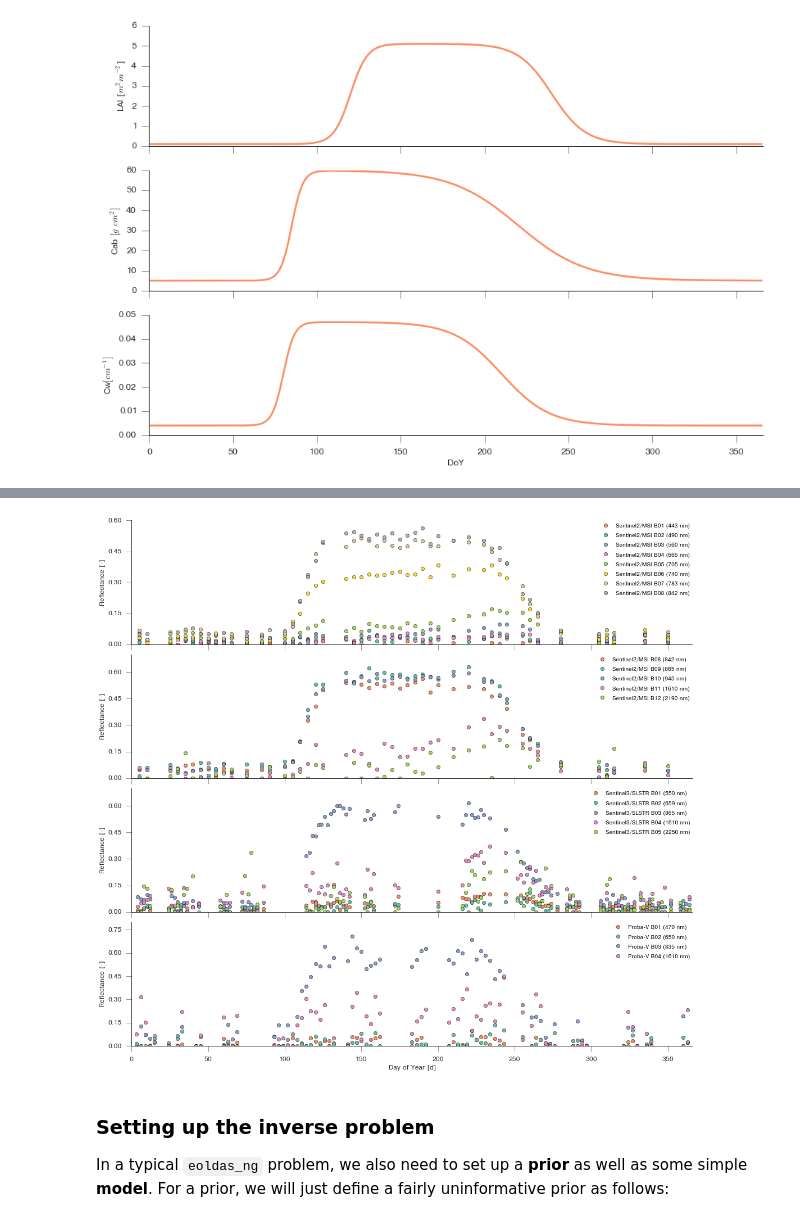
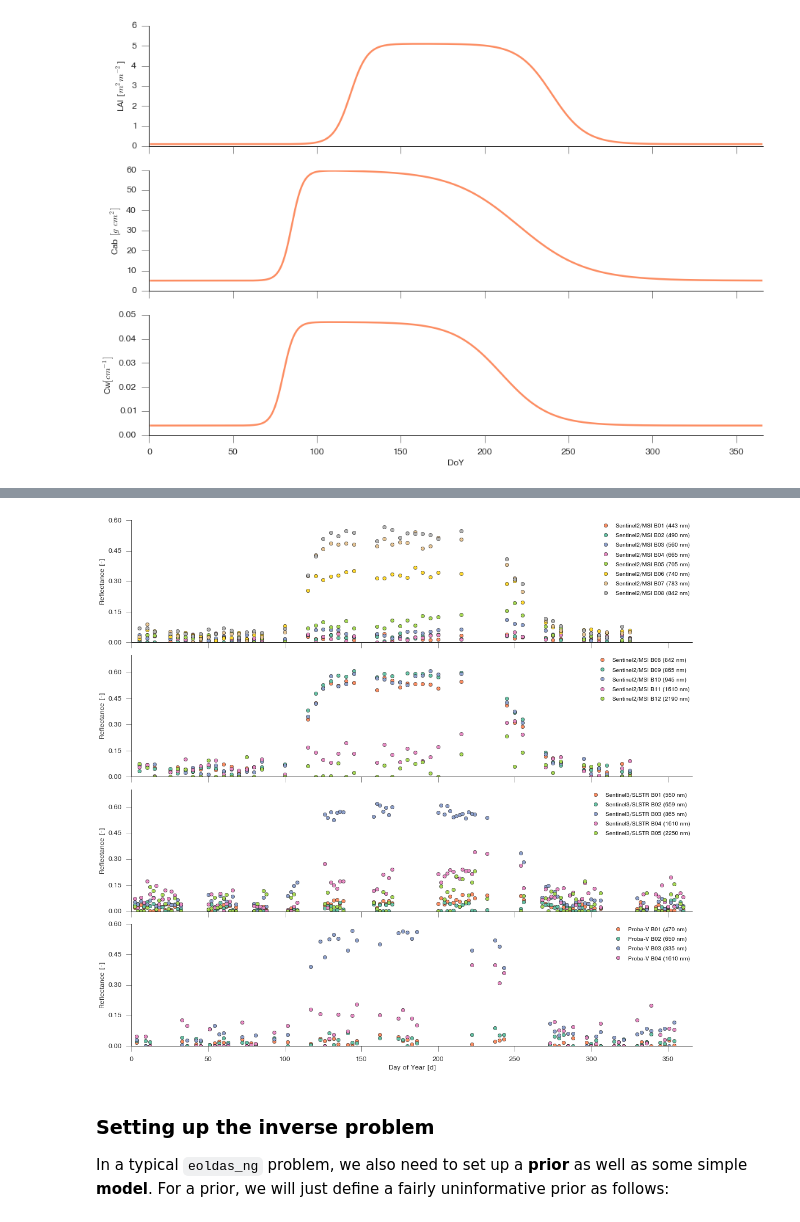
Before and after one commit to jgomezdans/da_esa_wkshp, a Jupyter notebook: SentinelDAExperiment.ipynb, the cells around one changed output, grey strips where cells are left out. Drawn from its saved outputs; the diff is of its cells as text; code cells hidden in the pictures.

```diff
--- a/SentinelDAExperiment.ipynb
+++ b/SentinelDAExperiment.ipynb
@@ -174,7 +177,7 @@ After 5, the minimum cost was -1.717891e+02
 if do_obs and do_s3slstr:
     slstr_doys, slstr_vza, slstr_sza, slstr_raa, slstr_rho, slstr_bu = create_observations2 (
                 state, parameter_grid, "42.0", "-8:0", the_time="10:00", b_min=slstr_b_min,
-                b_max = slstr_b_max, every=2, prop=0.55, WINDOW=10, noise_scalar=1.5, vza_var=0. )
+                b_max = slstr_b_max, every=2, prop=0.55, WINDOW=10, noise_scalar=1.5, vza_var=0., emu_dir="./emus/" )
     np.savetxt("data/slstr_observations.txt", np.c_[ slstr_doys, slstr_vza, slstr_sza,
                                                  slstr_raa, slstr_rho.T],fmt="%20.10G")
 
@@ -198,7 +204,7 @@ if do_obs and do_s3olci:
 
     olci_doys, olci_vza, olci_sza, olci_raa, olci_rho, olci_bu = create_observations2 (
                 state, parameter_grid, "42.0", "-8:0", the_time="13:30", b_min=olci_b_min,
-                b_max = olci_b_max, every=3, prop=0.45, WINDOW=7, noise_scalar=0.9 )
+                b_max = olci_b_max, every=3, prop=0.45, WINDOW=7, noise_scalar=0.9, emu_dir="./emus/"  )
     np.savetxt("data/olci_observations.txt", np.c_[ olci_doys, olci_vza, olci_sza,
                                                  olci_raa, olci_rho.T],fmt="%20.10G")
     fig, axs = plt.subplots ( nrows=5, ncols=3, sharex=True, figsize=(17,12))
@@ -221,10 +230,12 @@ if do_obs and do_s3olci:
 if do_obs and do_proba:
 
     proba_doys, proba_vza, proba_sza, proba_raa, proba_rho, proba_bu = create_observations2 (
-                state, parameter_grid, "42.0", "-8:0", the_time="11:00", b_min=proba_b_min,
-                b_max = proba_b_max, every=3, prop=0.6, WINDOW=11, noise_scalar=2.5, vza_var=50 )
+                state, parameter_grid, "42.0", "-8:0", the_time="13:30", b_min=proba_b_min,
+                b_max = proba_b_max, every=3, prop=0.45, WINDOW=7, noise_scalar=1.4, emu_dir="./emus/"  )
     np.savetxt("data/proba_observations.txt", np.c_[ proba_doys, proba_vza, proba_sza,
                                                  proba_raa, proba_rho.T],fmt="%20.10G")
+
+
     fig, axs = plt.subplots ( nrows=1, ncols=4, sharex=True, figsize=(15,4))
     axs = axs.flatten()
     for iband in xrange ( proba_n_bands ):
@@ -241,32 +255,34 @@ if do_obs and do_proba:
 # %%
+
 fig, axs = plt.subplots(nrows=4,ncols=1,sharex=True, figsize=(15,14))
 for isens in xrange(4):
     if isens == 0:
         for ib in xrange(8):
-            axs[0].plot(s2_doys, s2_rho[ :, ib], 'o', lw=0.5,  label="Sentinel2/MSI B%02d (%g nm)" % ( ib+1, s2_bh[ib]))
+            axs[0].plot(s2_doys, s2_rho[ ib, :], 'o', lw=0.5,  label="Sentinel2/MSI B%02d (%g nm)" % ( ib+1, s2_bh[ib]))
 
     elif isens == 1:
         for ib in xrange(7,12):
-            axs[1].plot(s2_doys, s2_rho[ :, ib], 'o', lw=0.5,  label="Sentinel2/MSI B%02d (%g nm)" % ( ib+1, s2_bh[ib]))
+            axs[1].plot(s2_doys, s2_rho[ ib, :], 'o', lw=0.5,  label="Sentinel2/MSI B%02d (%g nm)" % ( ib+1, s2_bh[ib]))
     elif isens == 2:
         for ib in xrange(5):
-            axs[2].plot(slstr_doys, slstr_rho[:, ib], 'o', lw=0.5,  label="Sentinel3/SLSTR B%02d (%g nm)" % ( ib+1, slstr_bh[ib]))
+            axs[2].plot(slstr_doys, slstr_rho[ib, :], 'o', lw=0.5,  label="Sentinel3/SLSTR B%02d (%g nm)" % ( ib+1, slstr_bh[ib]))
     elif isens == 3:
+
         for ib in xrange(4):
-            axs[3].plot(proba_doys, proba_rho[:, ib], 'o',  lw=0.5, label="Proba-V B%02d (%g nm)" % ( ib+1, proba_bh[ib]))
+            axs[3].plot(proba_doys, proba_rho[ib, :], 'o',  lw=0.5, label="Proba-V B%02d (%g nm)" % ( ib+1, proba_bh[ib]))
 axs[3].set_xlim ( 0, 366 )
 leg = axs[0].legend(loc='best', numpoints=1, fancybox=False, shadow=False, fontsize=10, frameon=False, borderpad=0., labelspacing=0.8 )
 leg = axs[1].legend(loc='best', numpoints=1, fancybox=False, shadow=False, fontsize=10, frameon=False, borderpad=0., labelspacing=0.8 )
 leg = axs[2].legend(loc='best', numpoints=1, fancybox=False, shadow=False, fontsize=10, frameon=False, borderpad=0., labelspacing=0.8 )
 leg = axs[3].legend(loc='best', numpoints=1, fancybox=False, shadow=False, fontsize=10, frameon=False, borderpad=0., labelspacing=0.8 )
 for ax in axs:
     pretty_axes(ax)
     ax.set_ylabel("Reflectance [-]")
 axs[3].set_xlabel("Day of Year [d]")
 plt.tight_layout()
 plt.savefig("plots/forward_modelled_reflectances.pdf", dpi=600, bbox_inches="tight")
 # %% [output]
-[figure, old version]
+[figure, new version]
 # %% [markdown]
 ### Setting up the inverse problem
 
```
Also changed, not shown: parts of 15 cells of this notebook.
